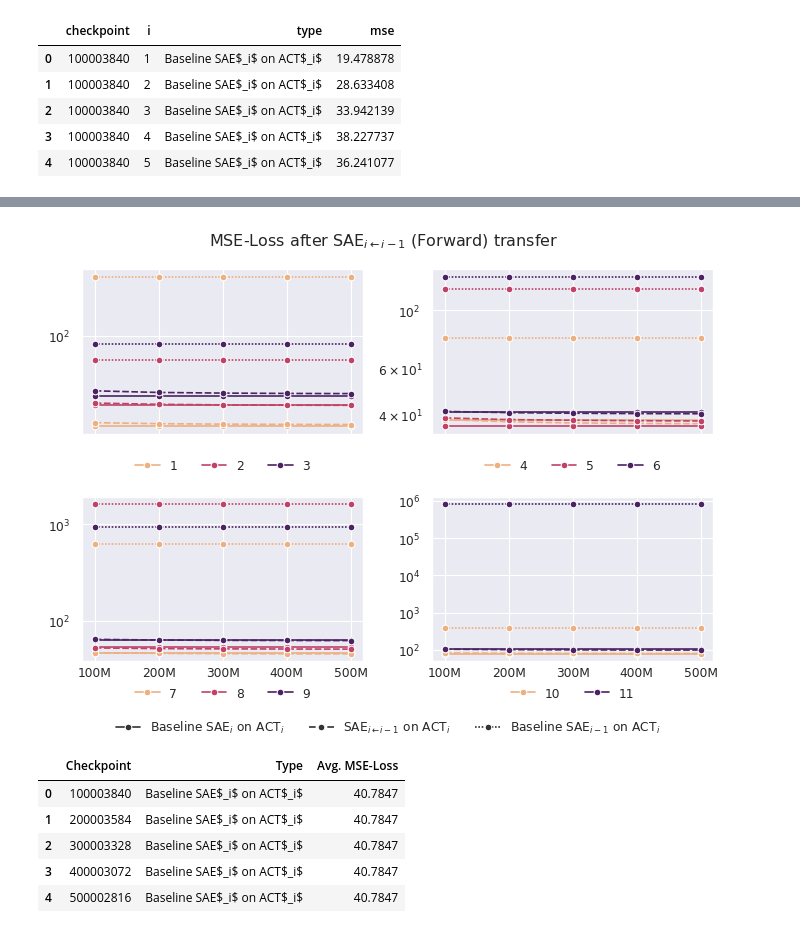
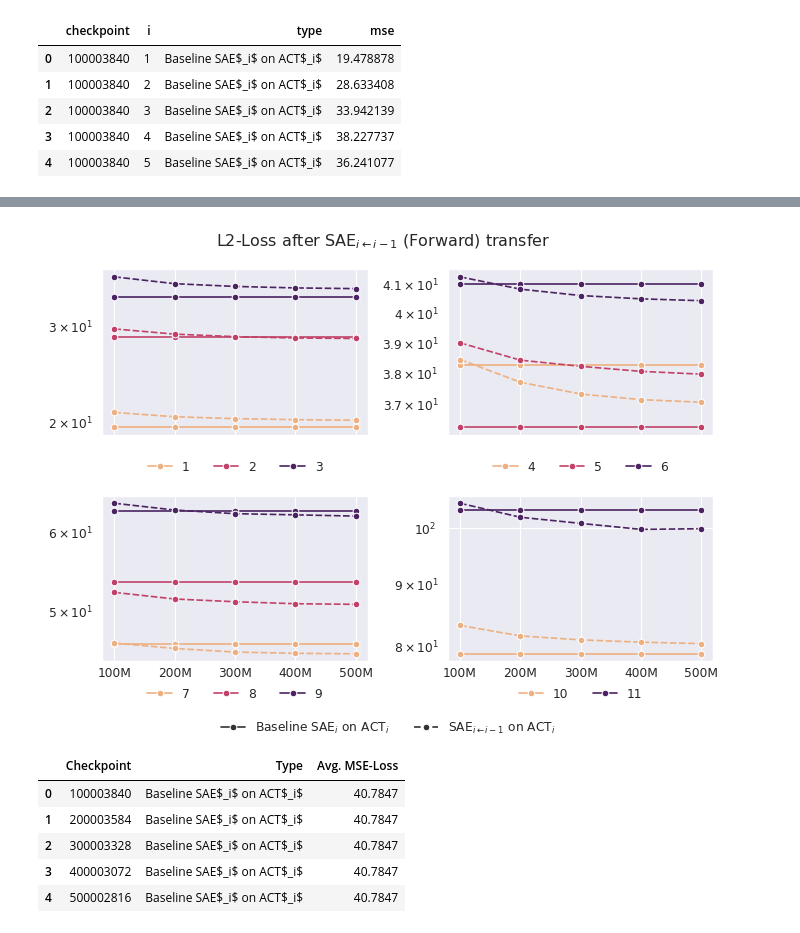
Before and after one commit to ghidav/sae-transfer-learning, a Jupyter notebook: paper_plot.ipynb, the cells around one changed output, grey strips where cells are left out. Saved outputs shown, nothing was run; the diff lists cells and outputs as text; code cells hidden in the pictures.

```diff
--- a/paper_plot.ipynb
+++ b/paper_plot.ipynb
@@ -1222,7 +1459,7 @@ sns.set_context("paper")
 for layers in [[0, 1, 2], [3, 4, 5], [6, 7, 8], [9, 10]]:
     plt.figure(figsize=(6, 2))  # width=12 inches, height=6 inches
     plt.title(
-        "MSE-Loss after SAE$_{i\leftarrow i+1}$ (Backward) transfer - Layers: "
+        "L2-Loss after SAE$_{i\leftarrow i+1}$ (Backward) transfer - Layers: "
         + str(layers[0])
         + " to "
         + str(layers[-1])
@@ -1338,11 +1578,21 @@ for ckpt in mapping.values():
     fwd_df["checkpoint"] = ckpt.replace("final_", "")
     mse_fwd_dfs.append(fwd_df)
 # %%
-mse_fwd_dfs_plot = (
-    pd.concat(mse_fwd_dfs, axis=0)
-    .reset_index(names="i")
-    .melt(id_vars=["checkpoint", "i"], var_name="type", value_name="mse")
-)
+remove_baseline = True
+
+if remove_baseline:
+    mse_fwd_dfs_plot = (
+        pd.concat(mse_fwd_dfs, axis=0)
+        .reset_index(names="i")
+        .melt(id_vars=["checkpoint", "i"], var_name="type", value_name="mse")
+    )
+    mse_fwd_dfs_plot = mse_fwd_dfs_plot[mse_fwd_dfs_plot["type"] != "Baseline SAE$_{i-1}$ on ACT$_{i}$"]
+else:
+    mse_fwd_dfs_plot = (
+        pd.concat(mse_fwd_dfs, axis=0)
+        .reset_index(names="i")
+        .melt(id_vars=["checkpoint", "i"], var_name="type", value_name="mse")
+    )
 mse_fwd_dfs_plot["i"] = mse_fwd_dfs_plot["i"] + 1
 mse_fwd_dfs_plot.head()
 # %% [output]
@@ -1358,7 +1608,7 @@ sns.set_context("paper")
 for layers in [[1, 2, 3], [4, 5, 6], [7, 8, 9], [10, 11]]:
     plt.figure(figsize=(6, 2))  # width=12 inches, height=6 inches
     plt.title(
-        "MSE-Loss after SAE$_{i\leftarrow i-1}$ (Forward) transfer - Layers: "
+        "L2-Loss after SAE$_{i\leftarrow i-1}$ (Forward) transfer - Layers: "
         + str(layers[0])
         + " to "
         + str(layers[-1])
@@ -1412,38 +1662,41 @@ for i, layers in enumerate([[1, 2, 3], [4, 5, 6], [7, 8, 9], [10, 11]]):
         data=mse_fwd_dfs_plot[mse_fwd_dfs_plot["i"].isin(layers)],
         x="checkpoint",
         y="mse",
         hue="i",
         style="type",
         err_style="bars",
         legend="full",
         palette=sns.color_palette("flare", as_cmap=True),
         ax=ax,
         marker="o",
     )
     h, l = ax.get_legend_handles_labels()
     ax.legend(h[1 : 4 - int(i == 3)], l[1 : 4 - int(i == 3)])
     sns.move_legend(ax, "lower center", bbox_to_anchor=(0.5, -0.3), ncol=4, title=None, frameon=False)
     ax.set_xticklabels(["100M", "200M", "300M", "400M", "500M"], va="center", ha="center")
     ax.set_xlabel("")
     ax.set_ylabel("")
     ax.set_yscale("log")
 fig.add_artist(
     matplotlib.legend.Legend(
         fig,
-        h[-3:],
-        l[-3:],
+        h[-3 + int(remove_baseline) :],
+        l[-3 + int(remove_baseline) :],
         loc="lower center",
         bbox_to_anchor=(0.5, -0.02),
         ncol=3,
         title=None,
         frameon=False,
     )
 )
-plt.suptitle("MSE-Loss after SAE$_{i\leftarrow i-1}$ (Forward) transfer")
+plt.suptitle("L2-Loss after SAE$_{i\leftarrow i-1}$ (Forward) transfer")
 plt.tight_layout()
-plt.savefig(IMG_PATH + f"lineplot_mse_fwd_small_all.png", dpi=300, bbox_inches="tight")
+if remove_baseline:
+    plt.savefig(IMG_PATH + f"lineplot_mse_fwd_small_all_no_lower_baseline.png", dpi=300, bbox_inches="tight")
+else:
+    plt.savefig(IMG_PATH + f"lineplot_mse_fwd_small_all.png", dpi=300, bbox_inches="tight")
 # %% [output]
-[figure, old version]
+[figure, new version]
 # %%
 # Avgs per checkpoint
 mse_bwd_avgs_df = pd.DataFrame.from_dict(
```
Also changed, not shown: parts of 20 cells of this notebook.
